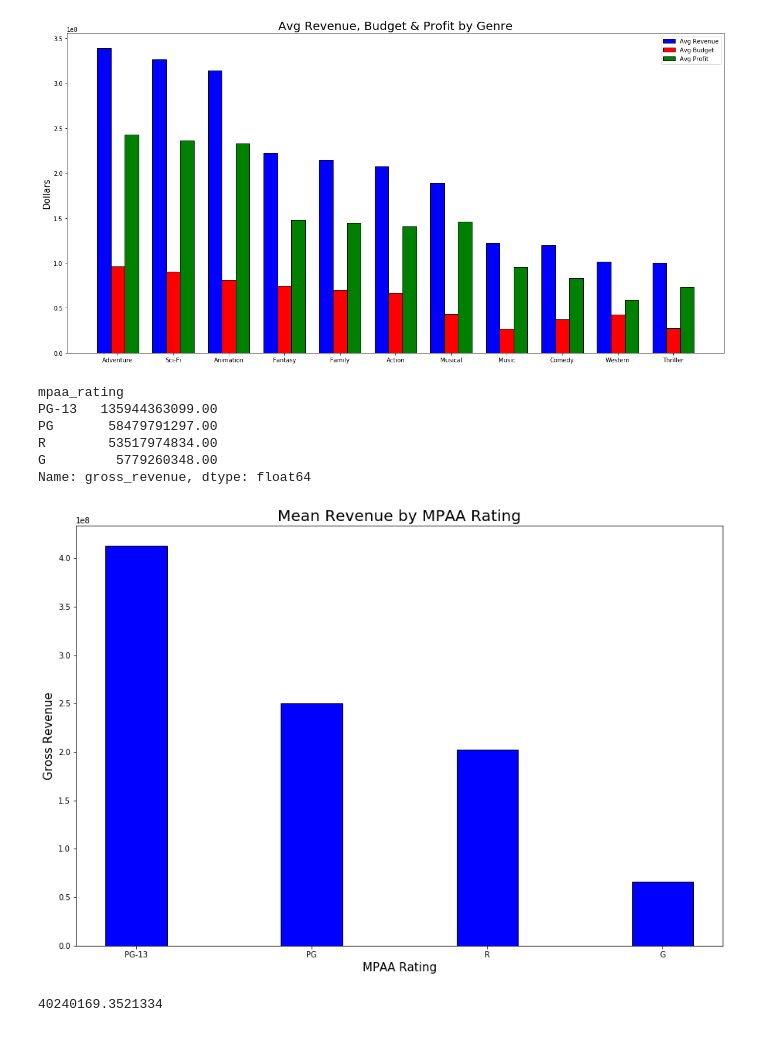
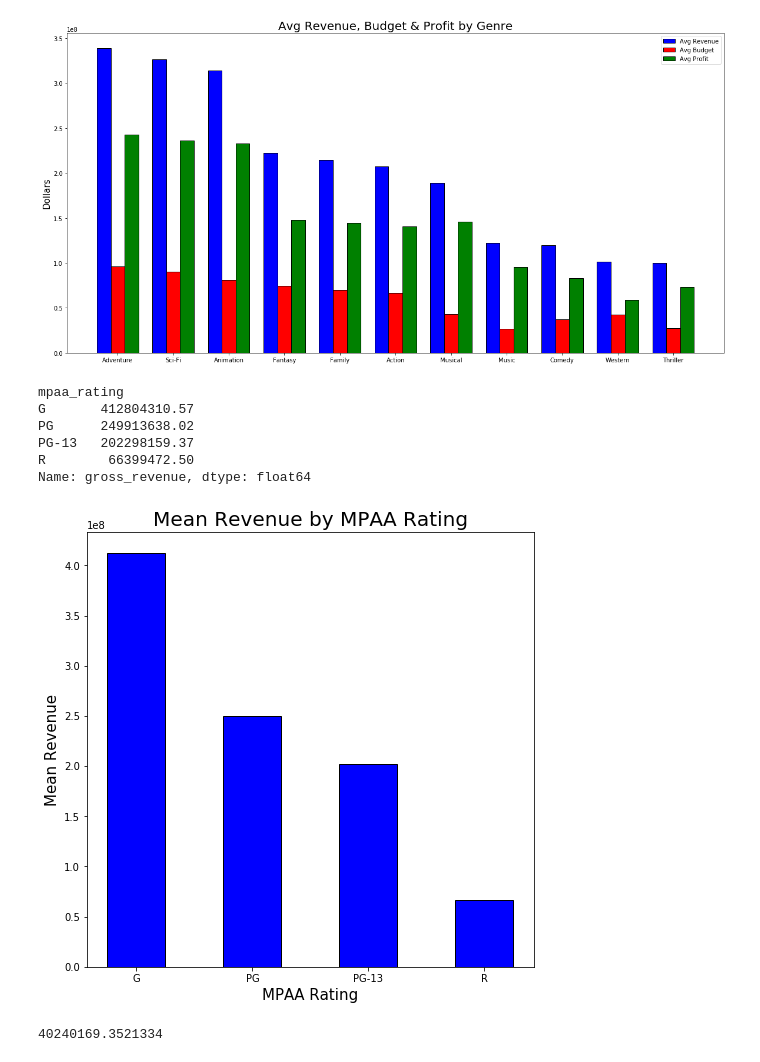
Before and after one commit to gabbyflabby/Movie_Data_Analysis, a Jupyter notebook: Mod1Proj - Data Clean & Visualizations.ipynb, the cells around one changed output. Drawn from its saved outputs; the diff is of its cells as text; code cells hidden in the pictures.

Commit message:
corrected mean bar chart by mpaa_rating

```diff
--- a/Mod1Proj - Data Clean & Visualizations.ipynb
+++ b/Mod1Proj - Data Clean & Visualizations.ipynb
@@ -399,36 +402,36 @@ plt.show()
 mpaa_cleaned = movie_df[movie_df['mpaa_rating'].isin(['PG-13', 'PG', 'R', 'G'])]
 # %%
 mpaa_grouped = mpaa_cleaned.groupby(['mpaa_rating'])
-mpaa_grouped['gross_revenue'].sum().sort_values(ascending=False)
+mpaa_grouped['gross_revenue'].mean()
 # %% [output]
 mpaa_rating
-PG-13   135944363099.00
-PG       58479791297.00
-R        53517974834.00
-G         5779260348.00
+G       412804310.57
+PG      249913638.02
+PG-13   202298159.37
+R        66399472.50
 Name: gross_revenue, dtype: float64
 # %%
 #Comparing the mean revenue by MPAA rating to understand what group drives the most sales
 #Confirming that PG-13 drives the most in revenue on average which makes sense since appeals more universally than R or PG.
 
-labels = ['PG-13', 'PG', 'R', 'G']
+labels = ['G', 'PG', 'PG-13', 'R']
 revenue = mpaa_grouped['gross_revenue'].mean().sort_values(ascending=False)
 
 x = np.arange(len(labels))
-width = .35
+width = .5
 
-fig, ax = plt.subplots(figsize=(15, 10))
+fig, ax = plt.subplots(figsize=(8, 8))
 ax.bar(x, revenue, width, color='blue', edgecolor='black')
 
 ax.set_xlabel('MPAA Rating', fontsize=15)
-ax.set_ylabel('Gross Revenue', fontsize=15)
+ax.set_ylabel('Mean Revenue', fontsize=15)
 ax.set_title('Mean Revenue by MPAA Rating', fontsize = 20)
 ax.set_xticks(x)
 ax.set_xticklabels(labels)
 
 plt.show()
 # %% [output]
-[figure, old version]
+[figure, new version]
 # %%
 #setting the stage for how much you can expect to spend on average
 # %%
```
Also changed, not shown: parts of 4 cells of this notebook.
